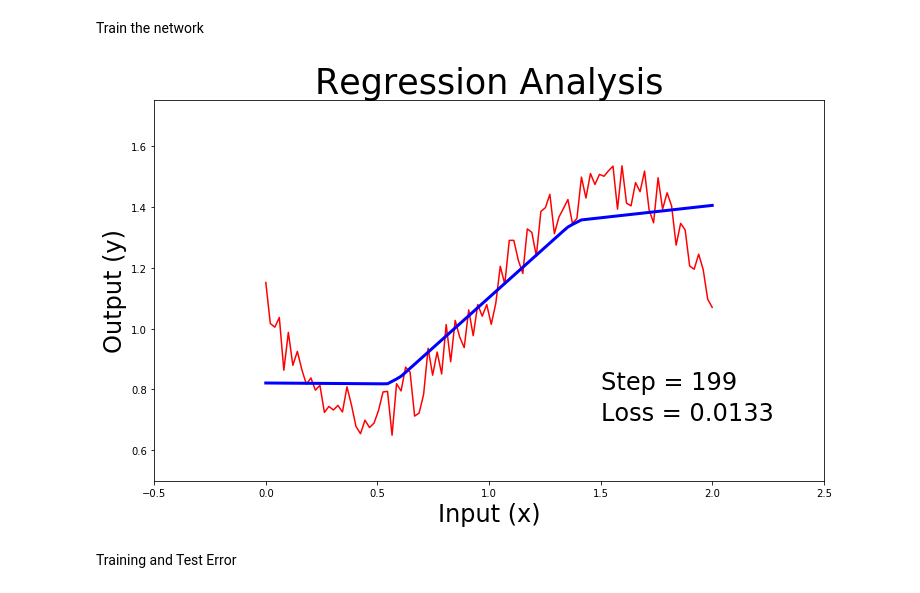
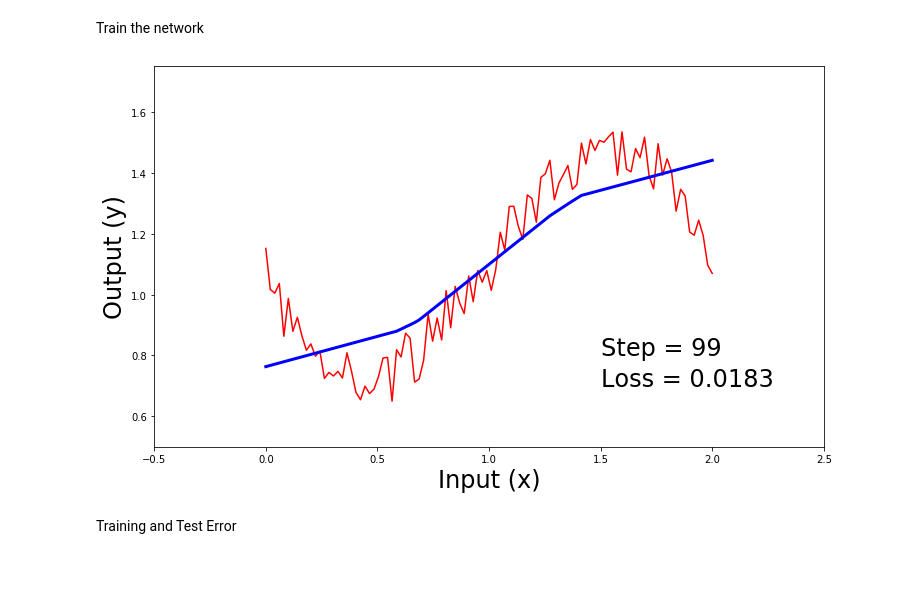
Before and after one commit to kylinmb/IntroductionToMachineLearning, a Jupyter notebook: src/IntroMLNotebookNN.ipynb, the cells around one changed output. Drawn from its saved outputs; the diff is of its cells as text; code cells hidden in the pictures.

```diff
--- a/src/IntroMLNotebookNN.ipynb
+++ b/src/IntroMLNotebookNN.ipynb
@@ -67,38 +92,35 @@ loss_function = torch.nn.MSELoss()
 
 images = []
 fig, ax = plt.subplots(figsize=(12, 7))
 
-for epoch in range(200):
+for epoch in range(100):
     prediction = network(x_train)
     loss = loss_function(prediction, y_train)
-
-    # print('Epoch: ' + str(epoch) + ' Loss: ' + str(loss.data.numpy()))
 
     optimizer.zero_grad() # clear gradient for next train
     loss.backward() # backpropagation, compute the gradients
     optimizer.step() # update weights
 
     plt.cla()
-    ax.set_title('Regression Analysis', fontsize=35)
     ax.set_xlabel('Input (x)', fontsize=24)
     ax.set_ylabel('Output (y)', fontsize=24)
     ax.set_xlim(-0.5, 2.5)
     ax.set_ylim(0.5, 1.75)
     ax.plot(x_train.data.numpy(), y_train.data.numpy(), 'r')
     ax.plot(x_train.data.numpy(), prediction.data.numpy(), 'b-', lw=3)
     ax.text(1.5, 0.80, 'Step = %d' % epoch, fontdict={'size': 24, 'color':  'black'})
     ax.text(1.5, 0.70, 'Loss = %.4f' % loss.data.numpy(), fontdict={'size': 24, 'color':  'black'})
 
     # used to return the plot as an image array
     fig.canvas.draw()
     image = np.frombuffer(fig.canvas.tostring_rgb(), dtype='uint8')
     image = image.reshape(fig.canvas.get_width_height()[::-1]+(3,))
 
     images.append(image)
 
 imageio.mimsave('../images/neuralnetfit.gif', images, fps=10)
 # %% [output]
-[figure, old version]
+[figure, new version]
 # %% [markdown]
 Training and Test Error
 # %%
```
Also changed, not shown: parts of 7 cells of this notebook, 3 other files.
